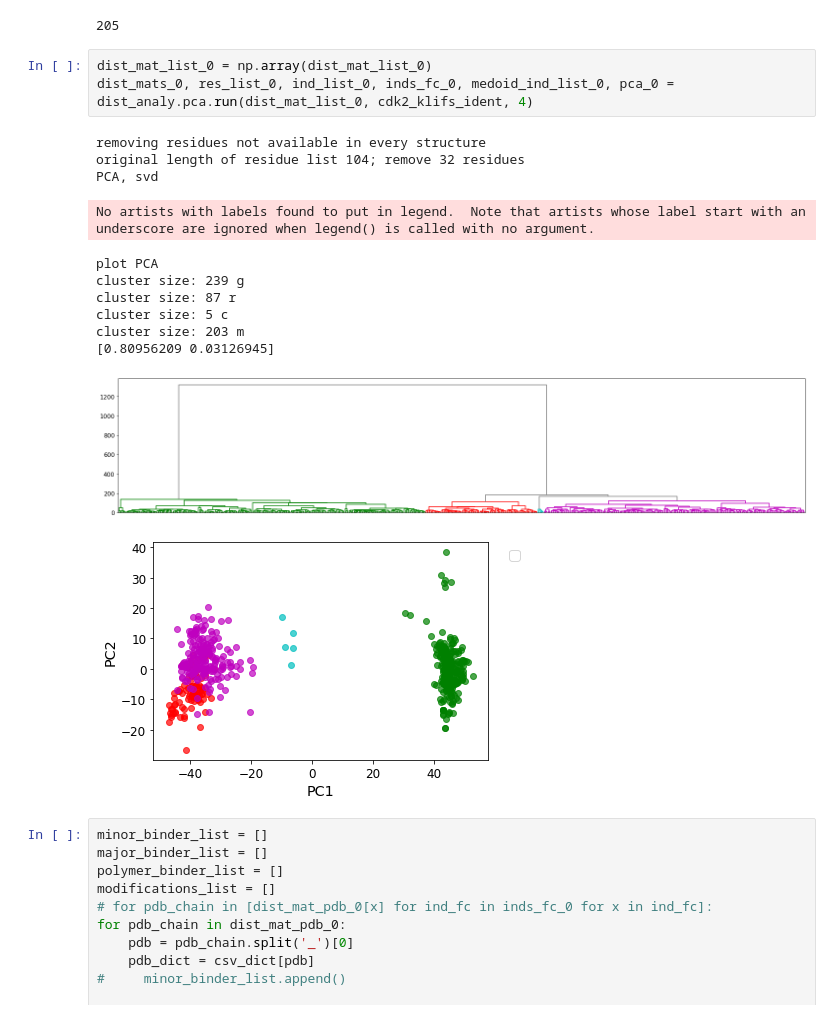
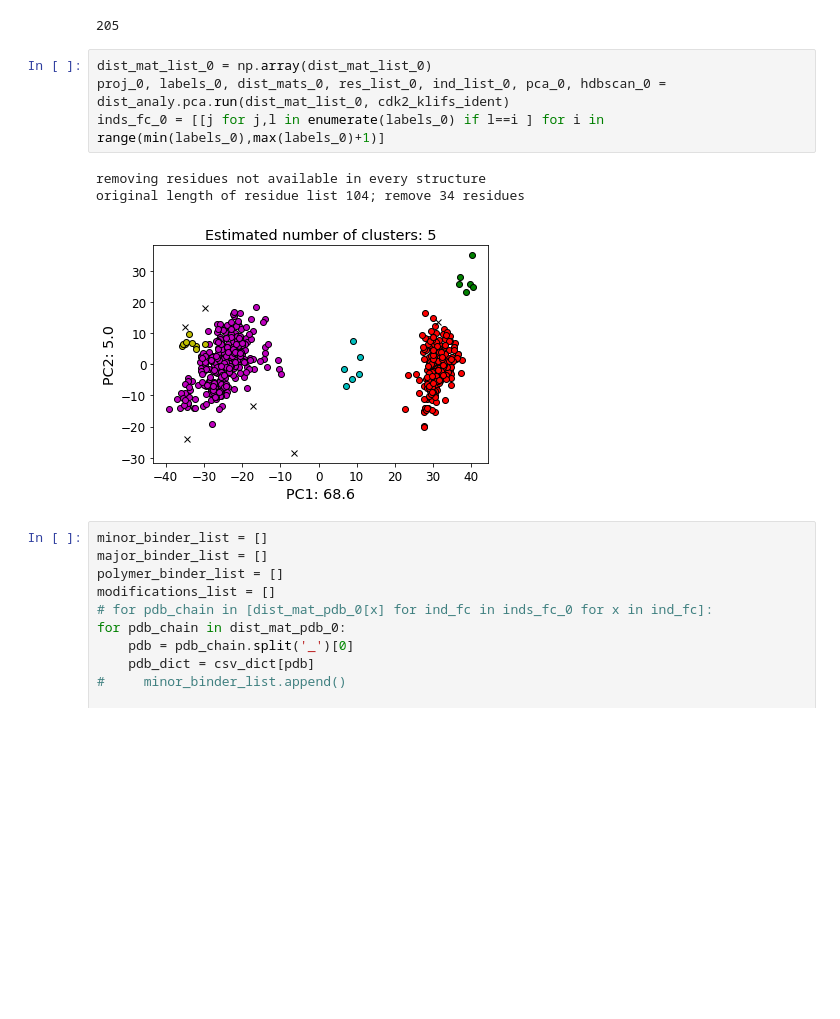
Before and after one commit to echen1214/Min_Dist_Matrix_Rep, a Jupyter notebook: tutorial/Tutorial1_CDK2.ipynb, the cells around one changed output. Cells and saved outputs as stored; diff of their text form; blank space fills up the shorter version.

```diff
--- a/tutorial/Tutorial1_CDK2.ipynb
+++ b/tutorial/Tutorial1_CDK2.ipynb
@@ -152,20 +155,12 @@ print(len(dist_mat_list_0))
 205
 # %%
 dist_mat_list_0 = np.array(dist_mat_list_0)
-dist_mats_0, res_list_0, ind_list_0, inds_fc_0, medoid_ind_list_0, pca_0 = dist_analy.pca.run(dist_mat_list_0, cdk2_klifs_ident, 4)
+proj_0, labels_0, dist_mats_0, res_list_0, ind_list_0, pca_0, hdbscan_0 = dist_analy.pca.run(dist_mat_list_0, cdk2_klifs_ident)
+inds_fc_0 = [[j for j,l in enumerate(labels_0) if l==i ] for i in range(min(labels_0),max(labels_0)+1)]
 # %% [output]
 removing residues not available in every structure
-original length of residue list 104; remove 32 residues
-PCA, svd
+original length of residue list 104; remove 34 residues
-No artists with labels found to put in legend.  Note that artists whose label start with an underscore are ignored when legend() is called with no argument.
-plot PCA
-cluster size: 239 g
-cluster size: 87 r
-cluster size: 5 c
-cluster size: 203 m
-[0.80956209 0.03126945]
-[figure, old version]
+[figure, new version]
-[figure, removed]
 # %%
 minor_binder_list = []
 major_binder_list = []
```
Also changed, not shown: parts of 9 cells of this notebook, 2 other files.
